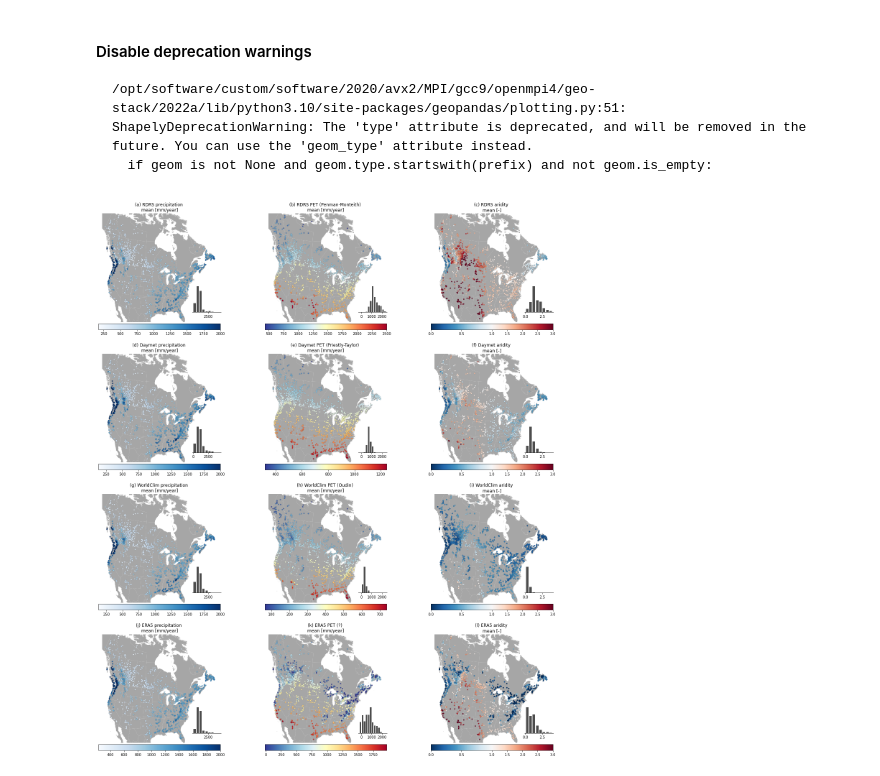
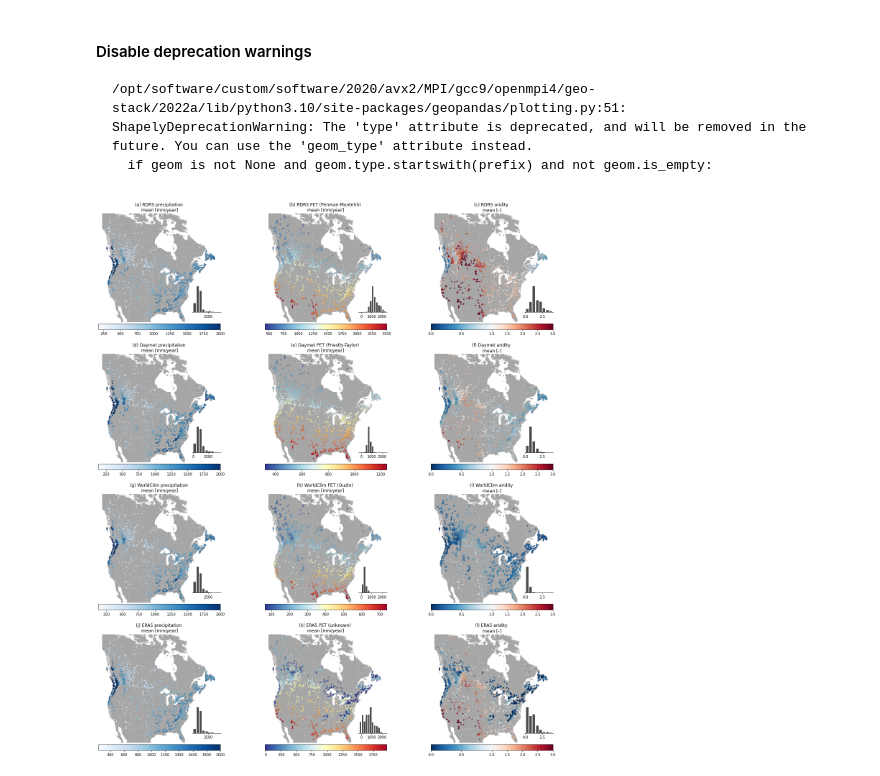
Before and after one commit to CH-Earth/camels_spat, a Jupyter notebook: 10_analysis/7b_pet_checks.ipynb, the cells around one changed output. Cells and saved outputs as stored; diff of their text form; code cells hidden in the pictures.

```diff
--- a/10_analysis/7b_pet_checks.ipynb
+++ b/10_analysis/7b_pet_checks.ipynb
@@ -365,32 +365,32 @@ gdf_clim.sort_values(by=column).plot(ax=ax, column=column, markersize=markersize
 disable_box_boundaries(ax)
 add_histogram(ax,hist_loc,gdf_clim,column,hist_bar_scale,extra='wc_p',bins=np.linspace(0,4500,num=10))
 ax.set_title('(j) ERA5 precipitation \nmean [mm/year]')
 
 # (k) mean PET
 ax = axs[3,1]; color = 'RdYlBu_r'; column = 'era5_long_mean_e';# vmax=2500
 if have_borders: gdf_borders.plot(ax=ax,facecolor=map_color,edgecolor=None, linewidth=0)
 gdf_clim.sort_values(by=column).plot(ax=ax, column=column, markersize=markersize,
                                      cmap=color, edgecolor=poly_edge, linewidth=poly_width, # vmax=vmax,
                                      legend=True, legend_kwds=legend_kwds)
 disable_box_boundaries(ax)
 add_histogram(ax,hist_loc,gdf_clim,column,hist_bar_scale,bins=np.linspace(-200,2400,num=14),extra='pet')
-ax.set_title('(k) ERA5 PET (?) \nmean [mm/year]')
+ax.set_title('(k) ERA5 PET (unknown) \nmean [mm/year]')
 
 # (l) aridity
 ax = axs[3,2]
 color = 'RdBu_r'; divnorm = colors.TwoSlopeNorm(vmin=0., vcenter=1, vmax=3); column = 'era5_aridity'
 if have_borders: gdf_borders.plot(ax=ax,facecolor=map_color,edgecolor=None, linewidth=0)
 tmp = gdf_clim.sort_values(by=column) # Sort ascending: 0 values plotted first (at the bottom)
 tmp.plot(ax=ax, column=column, markersize=markersize,
            cmap=color, norm=divnorm, edgecolor=poly_edge, linewidth=poly_width,
            legend=True, legend_kwds=legend_kwds) # plot the whole thing, lowest aridity at the bottom
 tmp[tmp[column]<1].sort_values(by=column, ascending=False).plot(ax=ax, column=column, markersize=markersize, # add low aridity values in reverse order
                                                                                    cmap=color, norm=divnorm, edgecolor=poly_edge, linewidth=poly_width)
 disable_box_boundaries(ax)
 add_histogram(ax,hist_loc,gdf_clim,column,hist_bar_scale,bins=np.linspace(0,4,num=9))
 ax.set_title('(l) ERA5 aridity \nmean [-]')
 
 plt.tight_layout()
 plt.savefig(image_path / 'SI_PET_comparison.png', dpi=300, bbox_inches='tight')
 # %% [output]
-[figure, old version]
+[figure, new version]
```
Also changed, not shown: 2 other files.
